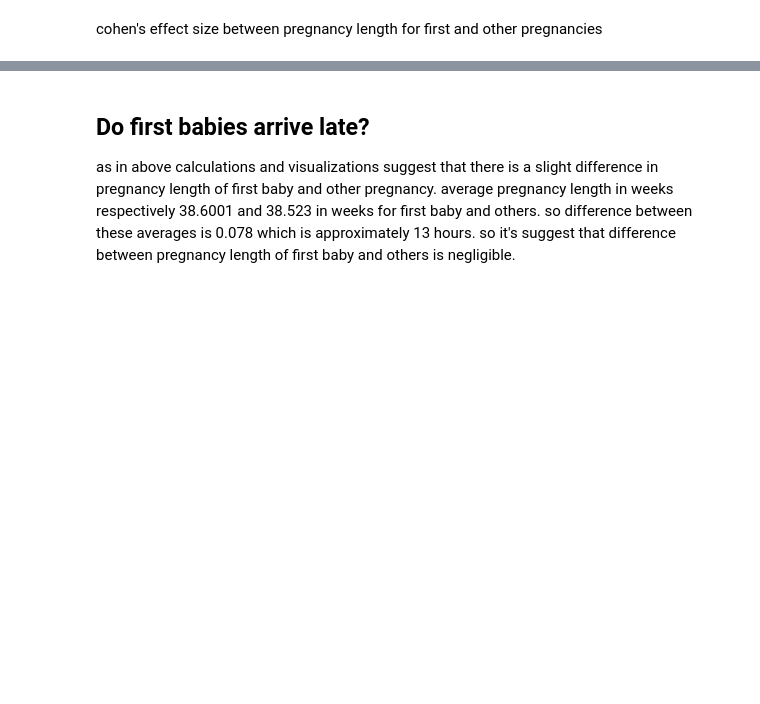
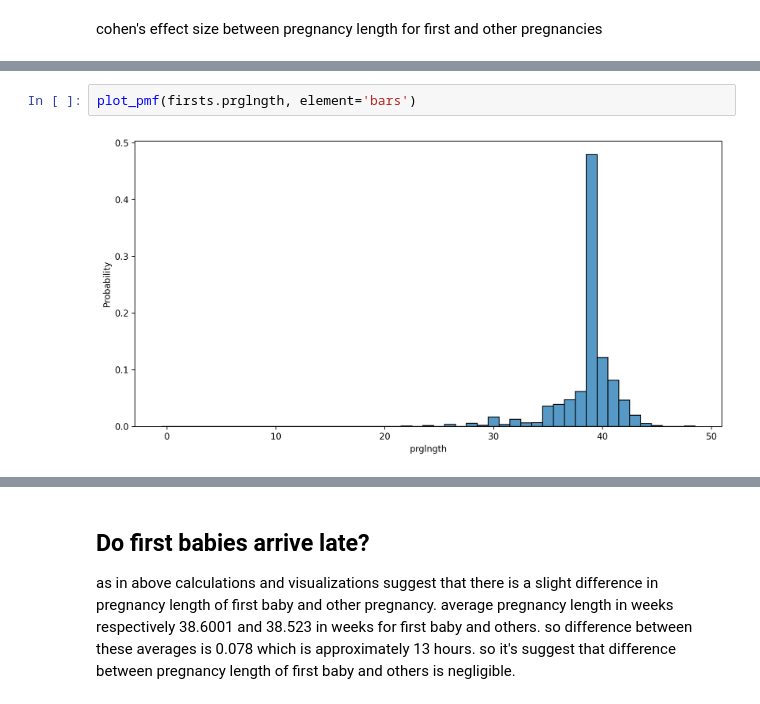
Before and after one commit to ashen007/NFG_Analysis, a Jupyter notebook: notebooks/NSFG.ipynb, the cells around one changed output, grey strips where cells are left out. Drawn from its saved outputs; the diff is of its cells as text; blank space fills up the shorter version.

```diff
--- a/notebooks/NSFG.ipynb
+++ b/notebooks/NSFG.ipynb
@@ -144,0 +210,4 @@ first_summary.effect_size(others.prglngth)
+# %%
+plot_pmf(firsts.prglngth, element='bars')
+# %% [output]
+[figure, added]
```
Also changed, not shown: parts of 23 cells of this notebook, 2 other files.
